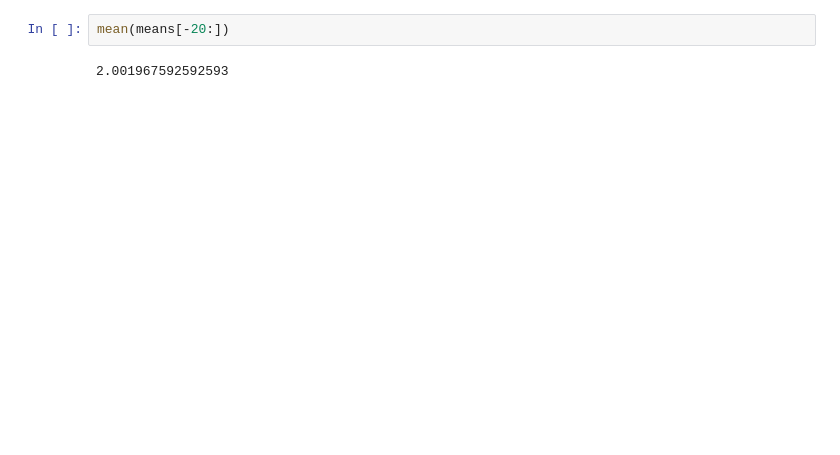
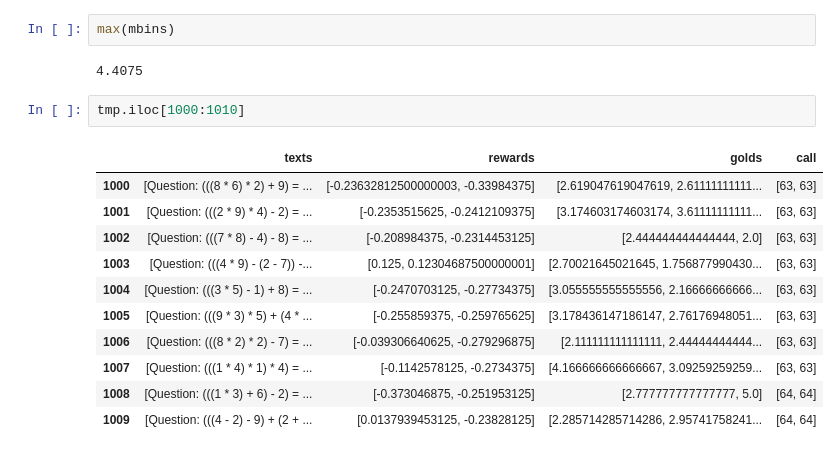
Before and after one commit to PrasannS/d2po, a Jupyter notebook: notebooks/trainlog_analysis.ipynb, the cells around one changed output. Drawn from its saved outputs; the diff is of its cells as text; blank space fills up the shorter version.

```diff
--- a/notebooks/trainlog_analysis.ipynb
+++ b/notebooks/trainlog_analysis.ipynb
@@ -105,7 +78,21 @@ tmp
 # %%
-mean(means[-20:])
+max(mbins)
 # %% [output]
-2.001967592592593
+4.4075
+# %%
+tmp.iloc[1000:1010]
+# %% [output]
+|  | texts | rewards | golds | call |
+| 1000 | [Question: (((8 * 6) * 2) + 9) = ... | [-0.23632812500000003, -0.33984375] | [2.619047619047619, 2.61111111111... | [63, 63] |
+| 1001 | [Question: (((2 * 9) * 4) - 2) = ... | [-0.2353515625, -0.2412109375] | [3.174603174603174, 3.61111111111... | [63, 63] |
+| 1002 | [Question: (((7 * 8) - 4) - 8) = ... | [-0.208984375, -0.2314453125] | [2.444444444444444, 2.0] | [63, 63] |
+| 1003 | [Question: (((4 * 9) - (2 - 7)) -... | [0.125, 0.12304687500000001] | [2.70021645021645, 1.756877990430... | [63, 63] |
+| 1004 | [Question: (((3 * 5) - 1) + 8) = ... | [-0.2470703125, -0.27734375] | [3.055555555555556, 2.16666666666... | [63, 63] |
+| 1005 | [Question: (((9 * 3) * 5) + (4 * ... | [-0.255859375, -0.259765625] | [3.178436147186147, 2.76176948051... | [63, 63] |
+| 1006 | [Question: (((8 * 2) * 2) - 7) = ... | [-0.039306640625, -0.279296875] | [2.111111111111111, 2.44444444444... | [63, 63] |
+| 1007 | [Question: (((1 * 4) * 1) * 4) = ... | [-0.1142578125, -0.2734375] | [4.166666666666667, 3.09259259259... | [63, 63] |
+| 1008 | [Question: (((1 * 3) + 6) - 2) = ... | [-0.373046875, -0.251953125] | [2.777777777777777, 5.0] | [64, 64] |
+| 1009 | [Question: (((4 - 2) - 9) + (2 + ... | [0.0137939453125, -0.23828125] | [2.285714285714286, 2.95741758241... | [64, 64] |
 # %%
 means = [mean(m) for m in tmp['golds']]
 plt.scatter(range(len(means)), means)
```
Also changed, not shown: parts of 13 cells of this notebook, 4 other files.
